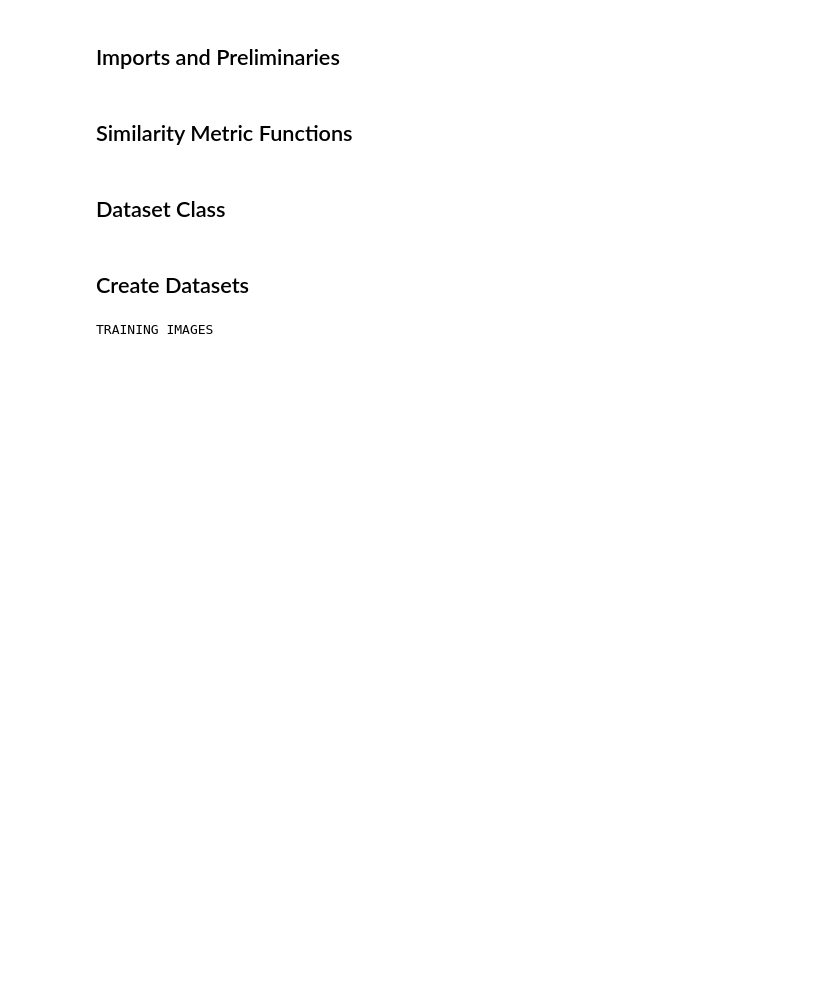
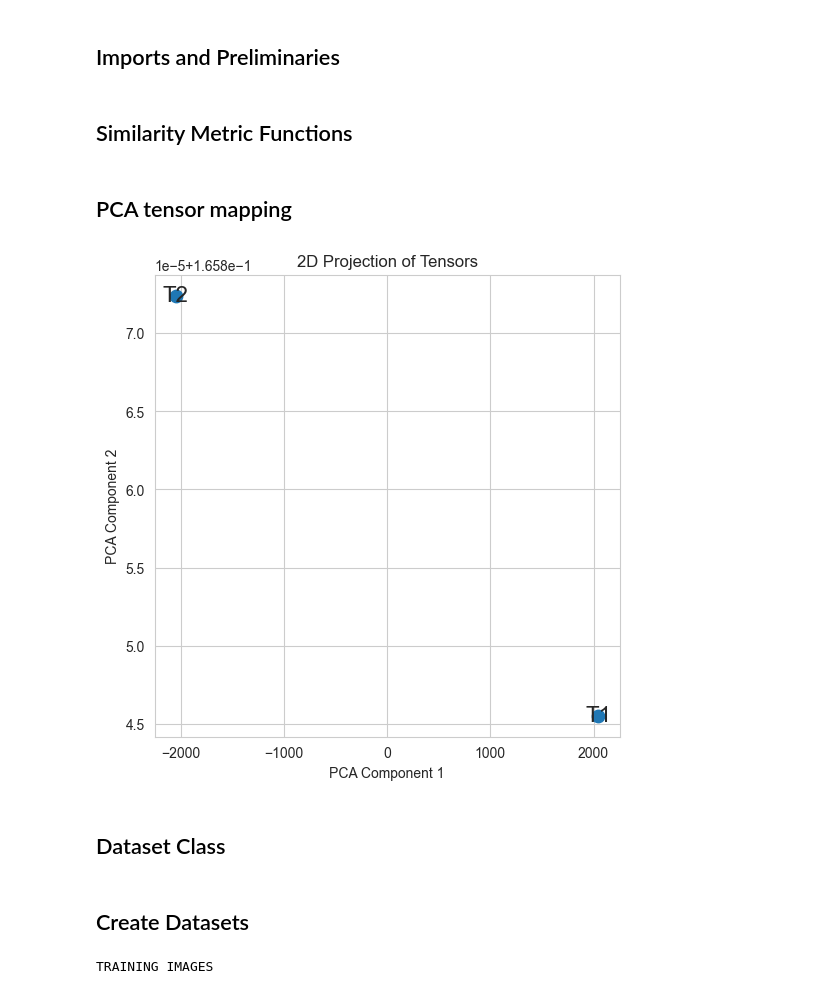
Before and after one commit to DucoLam/02456-DeepLearning-Group-26, a Jupyter notebook: mainpipeline.ipynb, the cells around one changed output. Cells and saved outputs as stored; diff of their text form; code cells hidden in the pictures; blank space fills up the shorter version.

Commit message:
add: PCA component mapping

```diff
--- a/mainpipeline.ipynb
+++ b/mainpipeline.ipynb
@@ -67,6 +67,42 @@ def string_similarity(str1, str2):
     """Calculate string similarity using SequenceMatcher."""
     str1, str2 = str(str1), str(str2)
     return SequenceMatcher(None, str1, str2).ratio()
+# %% [markdown]
+## PCA tensor mapping
+# %%
+from sklearn.decomposition import PCA
+
+def plot_tensors_2d(*tensors):
+    """
+    Takes n tensors of arbitrary dimensionality, flattens them, reduces to 2D using PCA,
+    and plots them on a 2D scatter plot.
+    """
+    # Flatten each tensor into a 1D vector
+    flattened = [t.reshape(-1) for t in tensors]
+
+    # Stack into a single matrix (n_samples x n_features)
+    data = np.stack(flattened)
+
+    # Reduce to 2D with PCA
+    reduced = PCA(n_components=2).fit_transform(data)
+
+    # Plot
+    plt.figure(figsize=(6, 6))
+    plt.scatter(reduced[:, 0], reduced[:, 1], s=80)
+    for i, (x, y) in enumerate(reduced):
+        plt.text(x, y, f'T{i+1}', fontsize=16, ha='center', va='center')
+    plt.title("2D Projection of Tensors")
+    plt.xlabel("PCA Component 1")
+    plt.ylabel("PCA Component 2")
+    plt.grid(True)
+    plt.show()
+
+a = torch.randn(128, 256, 256)
+b = torch.randn(128, 256, 256)
+
+plot_tensors_2d(a.numpy(), b.numpy())
+# %% [output]
+[figure, added]
 # %% [markdown]
 ## Dataset Class
 # %%
```
